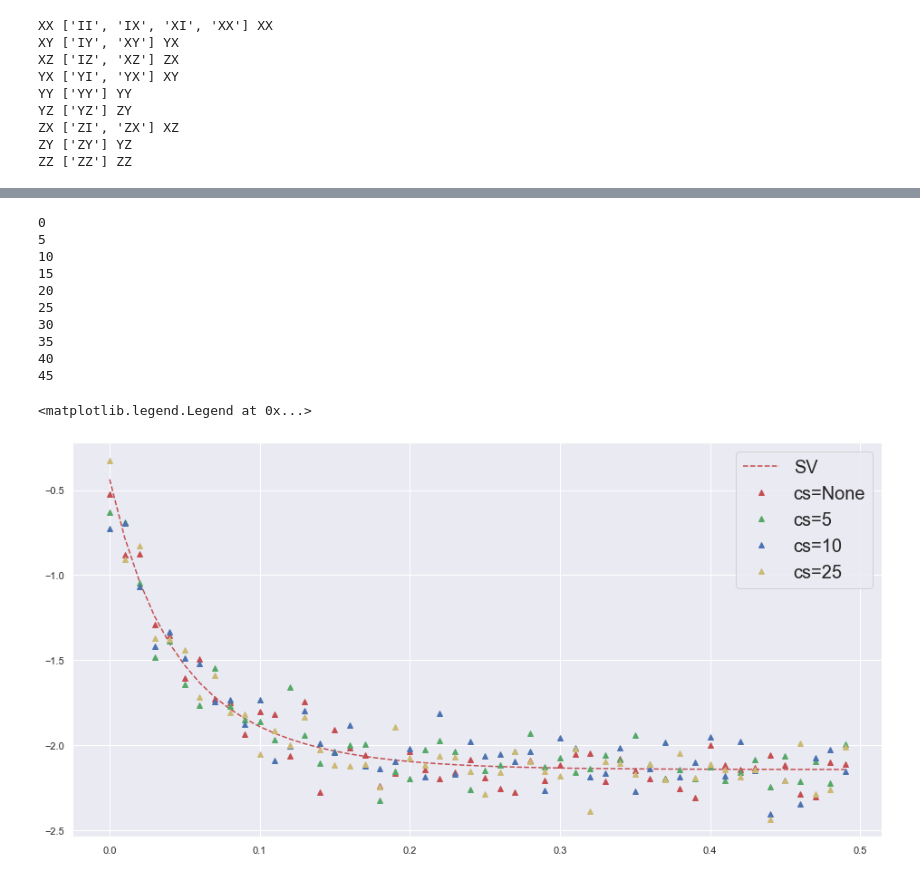
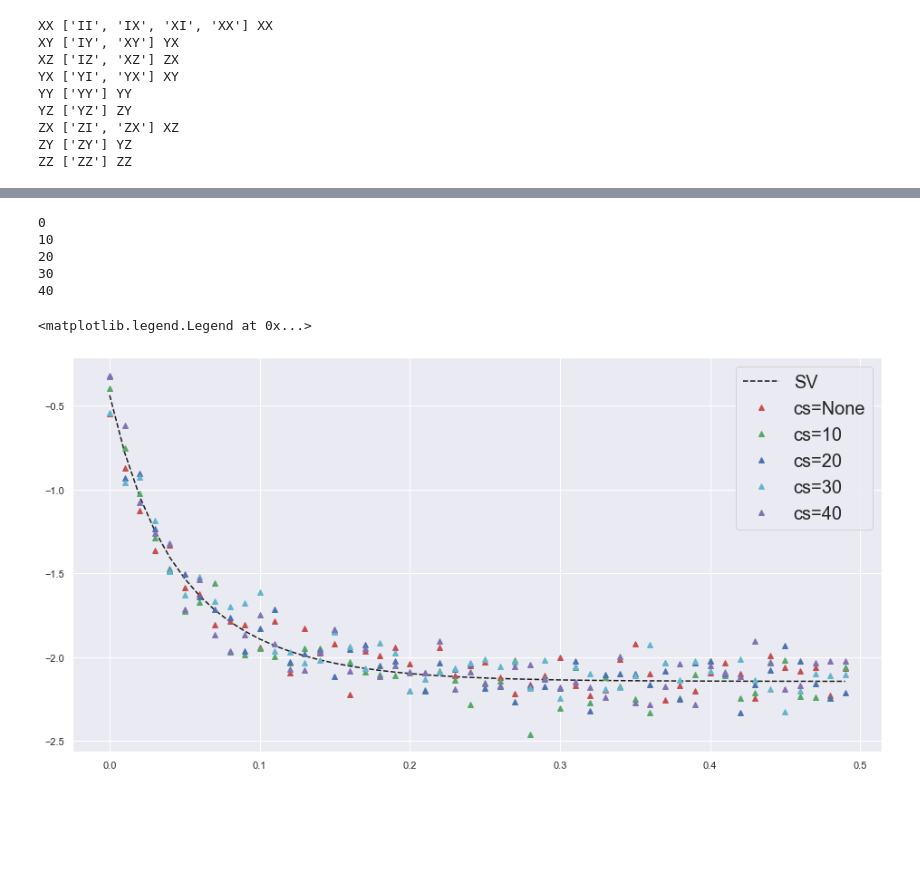
Before and after one commit to aemccoy/GrayCode-QubitEncoding, a Jupyter notebook: notebooks/QITE-SV.ipynb, the cells around one changed output, grey strips where cells are left out. Drawn from its saved outputs; the diff is of its cells as text; code cells hidden in the pictures; blank space fills up the shorter version.

```diff
--- a/notebooks/QITE-SV.ipynb
+++ b/notebooks/QITE-SV.ipynb
@@ -582,12 +600,12 @@ plt.legend(prop={'size': 20})
 # %%
 ### Testing  time steps
 num_iterations=50
-delta_time=0.01
 verbose=False
-backend = 'statevector_simulator'
 initialization="zeros"
 
-Energy_table_time=[]
+Energy_table_time_sv=[]
+Energy_table_time_qasm=[]
+
 H = DenseEncodingHamiltonian(N_states=2**n_qubits,qiskit_order=False)
 
 # backend = 'statevector_simulator'
@@ -596,7 +614,11 @@ H = DenseEncodingHamiltonian(N_states=2**n_qubits,qiskit_order=False)
 for delta_time in [0.001,0.01,0.1]:
     backend = 'qasm_simulator'
     Energies=run_qite_experiment(H,num_iterations,delta_time,backend,initialization,A_threshold=1e-2)
-    Energy_table_time.append(Energies)
+    Energy_table_time_qasm.append(Energies)
+
+    backend = 'statevector_simulator'
+    Energies=run_qite_experiment(H,num_iterations,delta_time,backend,initialization,A_threshold=1e-2)
+    Energy_table_time_sv.append(Energies)
 # %%
 # num_iterations=100
 # delta_time=0.01
@@ -628,6 +654,6 @@ plt.legend(prop={'size': 20})
 # %%
 ## Combining A
-num_iterations=30
+num_iterations=50
 delta_time=0.01
 verbose=False
 backend = 'statevector_simulator'
@@ -636,22 +662,22 @@ initialization="zeros"
 Energy_table_step=[]
 H = DenseEncodingHamiltonian(N_states=2**n_qubits,qiskit_order=False)
 
-for cs in range(0,num_iterations,5):
+for cs in range(0,num_iterations,10):
     if cs==0:
         cs=None
     Energies=run_qite_experiment(H,num_iterations,delta_time,backend,initialization,A_threshold=1e-2,cstep=cs)
     Energy_table_step.append(Energies)
 # %%
-for cs in range(0,30,5):
+for cs in range(0,50,10):
     print(cs)
 # num_iterations=100
 # delta_time=0.01
-time=[0.01*t for t in range(num_iterations)]
-# plt.plot(time,sv_energies,'r--',label="state vector")
-plt.plot(time,Energy_table_step[0],'r--',label="cs=None")
-plt.plot(time,Energy_table_step[1],'g^',label="cs=5")
-plt.plot(time,Energy_table_step[2],'b^',label="cs=10")
-plt.plot(time,Energy_table_step[4],'r^',label="cs=20")
+time=[t for t in range(num_iterations)]
+plt.plot(time,Energy_table_step[0],'k--',label="cs=None")
+plt.plot(time,Energy_table_step[1],'r^',label="cs=10")
+plt.plot(time,Energy_table_step[2],'b^',label="cs=20")
+plt.plot(time,Energy_table_step[4],'g^',label="cs=30")
+plt.plot(time,Energy_table_step[4],'c^',label="cs=40")
 plt.plot()
 plt.legend(prop={'size': 20})
 # %% [output]
@@ -697,34 +722,30 @@ initialization="zeros"
 Energy_table_step_qasm=[]
 H = DenseEncodingHamiltonian(N_states=2**n_qubits,qiskit_order=False)
 
-for cs in range(0,num_iterations,5):
+for cs in range(0,num_iterations,10):
     if cs==0:
         cs=None
     Energies=run_qite_experiment(H,num_iterations,delta_time,backend,initialization,A_threshold=1e-2,cstep=cs)
     Energy_table_step_qasm.append(Energies)
 # %%
-for cs in range(0,50,5):
+for cs in range(0,50,10):
     print(cs)
 # num_iterations=100
 # delta_time=0.01
 time=[0.01*t for t in range(num_iterations)]
-plt.plot(time,sv_energies,'r--',label="SV")
+plt.plot(time,sv_energies,'k--',label="SV")
 plt.plot(time,Energy_table_step_qasm[0],'r^',label="cs=None")
-plt.plot(time,Energy_table_step_qasm[1],'g^',label="cs=5")
-plt.plot(time,Energy_table_step_qasm[2],'b^',label="cs=10")
-plt.plot(time,Energy_table_step_qasm[5],'y^',label="cs=25")
+plt.plot(time,Energy_table_step_qasm[1],'g^',label="cs=10")
+plt.plot(time,Energy_table_step_qasm[2],'b^',label="cs=20")
+plt.plot(time,Energy_table_step_qasm[3],'c^',label="cs=30")
+plt.plot(time,Energy_table_step_qasm[4],'m^',label="cs=40")
 plt.plot()
 plt.legend(prop={'size': 20})
 # %% [output]
 0
-5
 10
-15
 20
-25
 30
-35
 40
-45
 <matplotlib.legend.Legend at 0x...>
-[figure, old version]
+[figure, new version]
```
Also changed, not shown: parts of 21 cells of this notebook.
